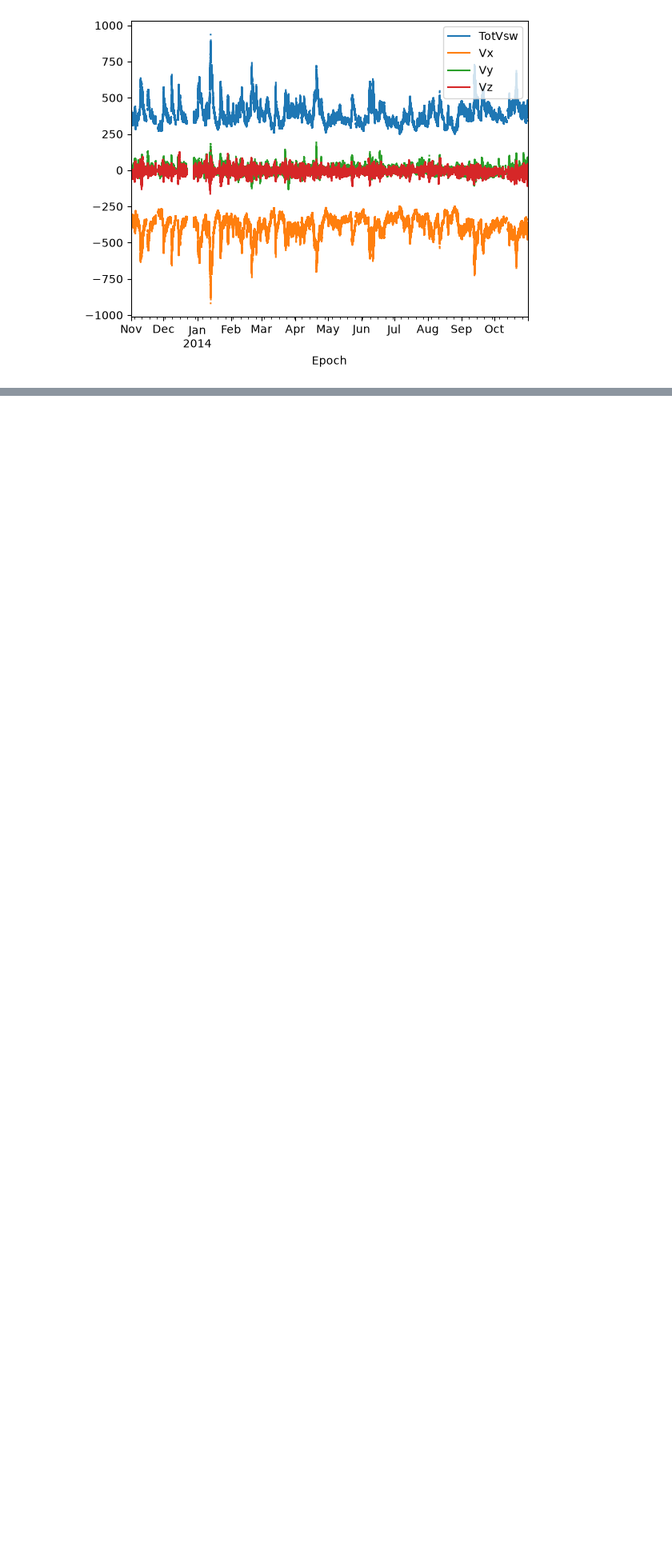
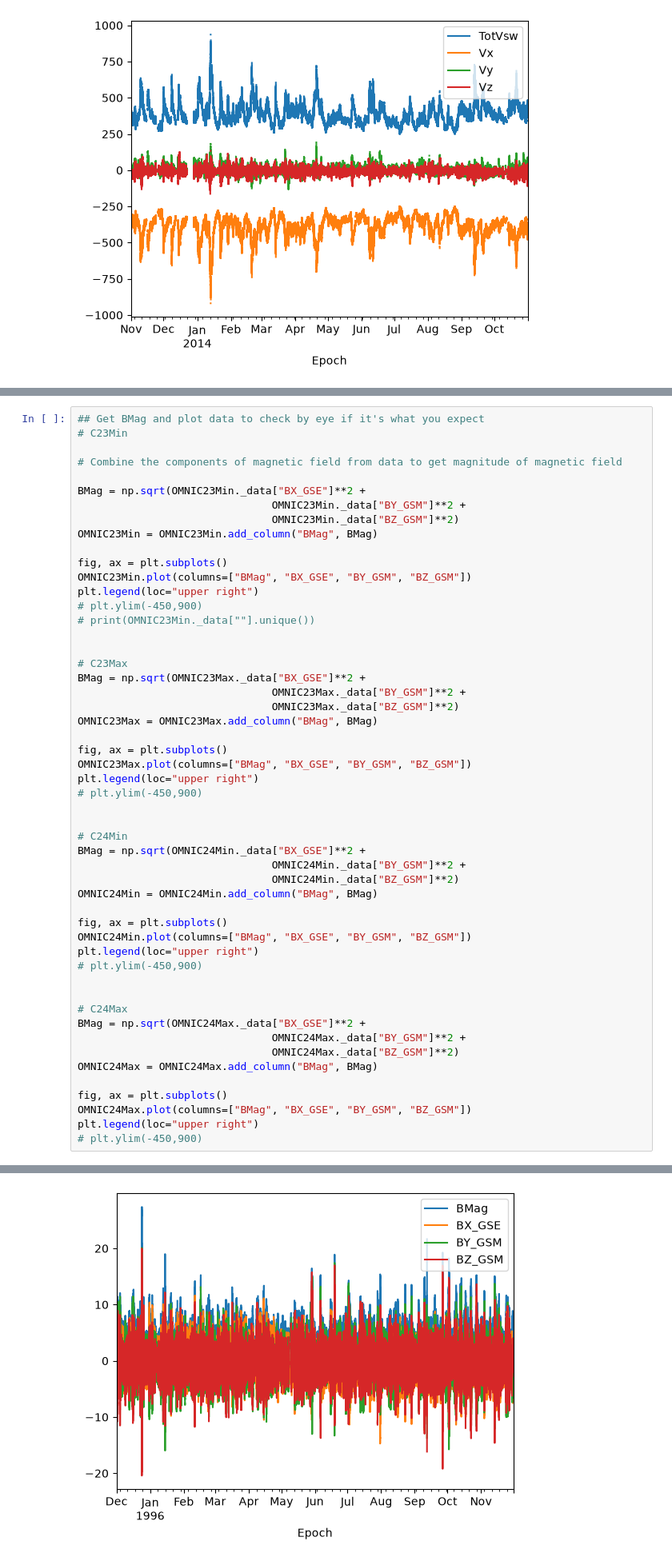
Before and after one commit to rahyndman/SolarWindCode, a Jupyter notebook: PlottingData.ipynb, the cells around one changed output, grey strips where cells are left out. Shown at 80% size. Saved outputs shown, nothing was run; the diff lists cells and outputs as text; blank space fills up the shorter version.

```diff
--- a/PlottingData.ipynb
+++ b/PlottingData.ipynb
@@ -168,0 +175,53 @@ plt.legend(loc="upper right")
+# %%
+## Get BMag and plot data to check by eye if it's what you expect
+# C23Min
+
+# Combine the components of magnetic field from data to get magnitude of magnetic field
+
+BMag = np.sqrt(OMNIC23Min._data["BX_GSE"]**2 +
+                               OMNIC23Min._data["BY_GSM"]**2 +
+                               OMNIC23Min._data["BZ_GSM"]**2)
+OMNIC23Min = OMNIC23Min.add_column("BMag", BMag)
+
+fig, ax = plt.subplots()
+OMNIC23Min.plot(columns=["BMag", "BX_GSE", "BY_GSM", "BZ_GSM"])
+plt.legend(loc="upper right")
+# plt.ylim(-450,900)
+# print(OMNIC23Min._data[""].unique())
+
+
+# C23Max
+BMag = np.sqrt(OMNIC23Max._data["BX_GSE"]**2 +
+                               OMNIC23Max._data["BY_GSM"]**2 +
+                               OMNIC23Max._data["BZ_GSM"]**2)
+OMNIC23Max = OMNIC23Max.add_column("BMag", BMag)
+
+fig, ax = plt.subplots()
+OMNIC23Max.plot(columns=["BMag", "BX_GSE", "BY_GSM", "BZ_GSM"])
+plt.legend(loc="upper right")
+# plt.ylim(-450,900)
+
+
+# C24Min
+BMag = np.sqrt(OMNIC24Min._data["BX_GSE"]**2 +
+                               OMNIC24Min._data["BY_GSM"]**2 +
+                               OMNIC24Min._data["BZ_GSM"]**2)
+OMNIC24Min = OMNIC24Min.add_column("BMag", BMag)
+
+fig, ax = plt.subplots()
+OMNIC24Min.plot(columns=["BMag", "BX_GSE", "BY_GSM", "BZ_GSM"])
+plt.legend(loc="upper right")
+# plt.ylim(-450,900)
+
+
+# C24Max
+BMag = np.sqrt(OMNIC24Max._data["BX_GSE"]**2 +
+                               OMNIC24Max._data["BY_GSM"]**2 +
+                               OMNIC24Max._data["BZ_GSM"]**2)
+OMNIC24Max = OMNIC24Max.add_column("BMag", BMag)
+
+fig, ax = plt.subplots()
+OMNIC24Max.plot(columns=["BMag", "BX_GSE", "BY_GSM", "BZ_GSM"])
+plt.legend(loc="upper right")
+# plt.ylim(-450,900)
+# %% [output]
@@ -168,0 +229 @@ plt.legend(loc="upper right")
+[figure, added]
```
Also changed, not shown: parts of 14 cells of this notebook, 1 other file.
